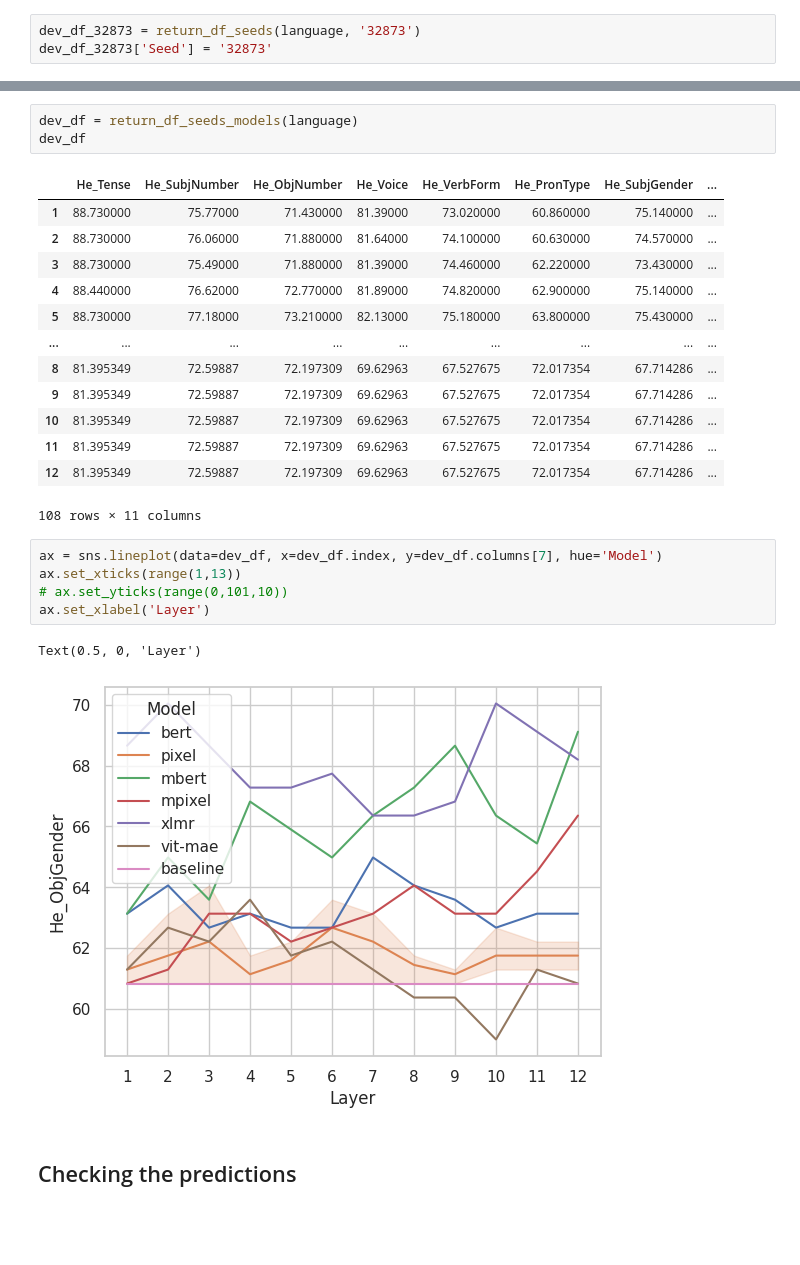
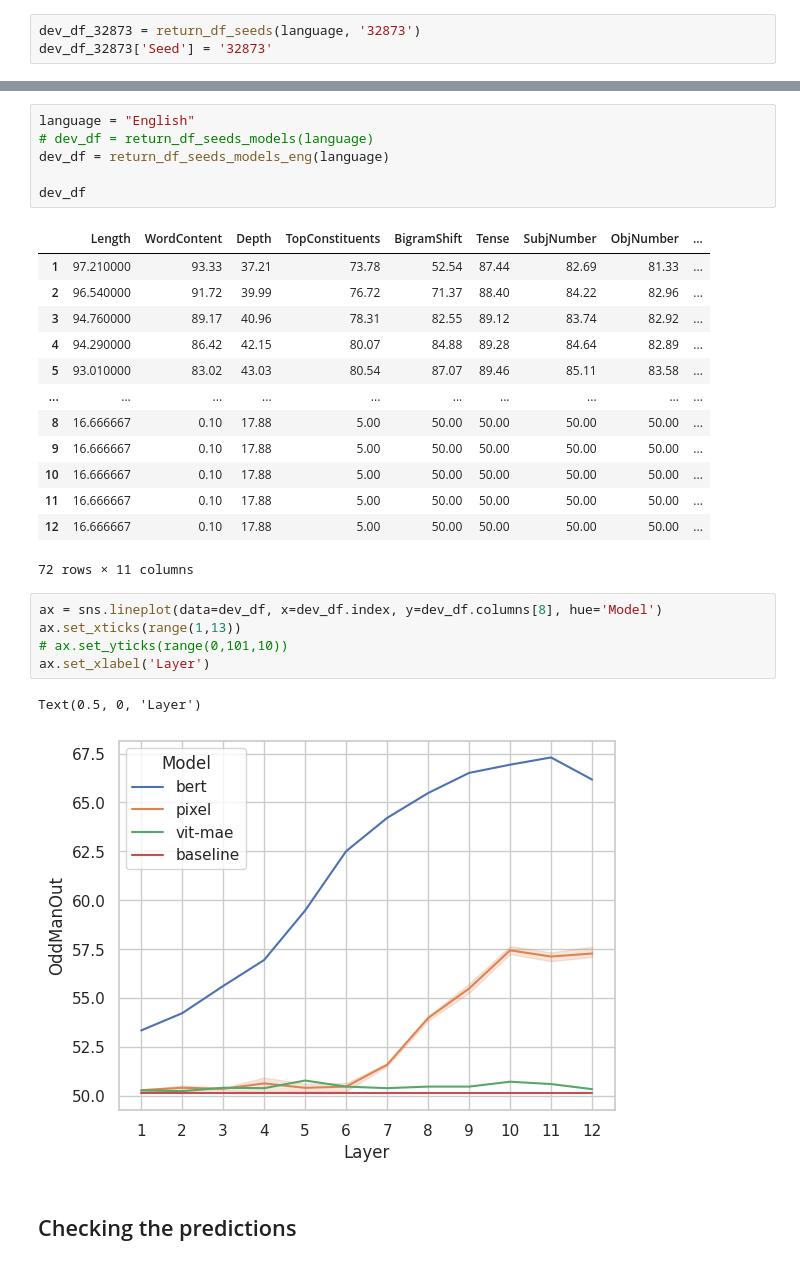
Before and after one commit to vgaraujov/SentEval, a Jupyter notebook: read_pickle.ipynb, the cells around one changed output, grey strips where cells are left out. Drawn from its saved outputs; the diff is of its cells as text; blank space fills up the shorter version.

```diff
--- a/read_pickle.ipynb
+++ b/read_pickle.ipynb
@@ -439,28 +653,31 @@ Text(0.5, 0, 'Layer')
 # %%
-dev_df = return_df_seeds_models(language)
+language = "English"
+# dev_df = return_df_seeds_models(language)
+dev_df = return_df_seeds_models_eng(language)
+
 dev_df
 # %% [output]
-|  | He_Tense | He_SubjNumber | He_ObjNumber | He_Voice | He_VerbForm | He_PronType | He_SubjGender | ... |
-| 1 | 88.730000 | 75.77000 | 71.430000 | 81.39000 | 73.020000 | 60.860000 | 75.140000 | ... |
-| 2 | 88.730000 | 76.06000 | 71.880000 | 81.64000 | 74.100000 | 60.630000 | 74.570000 | ... |
-| 3 | 88.730000 | 75.49000 | 71.880000 | 81.39000 | 74.460000 | 62.220000 | 73.430000 | ... |
-| 4 | 88.440000 | 76.62000 | 72.770000 | 81.89000 | 74.820000 | 62.900000 | 75.140000 | ... |
-| 5 | 88.730000 | 77.18000 | 73.210000 | 82.13000 | 75.180000 | 63.800000 | 75.430000 | ... |
-| ... | ... | ... | ... | ... | ... | ... | ... | ... |
-| 8 | 81.395349 | 72.59887 | 72.197309 | 69.62963 | 67.527675 | 72.017354 | 67.714286 | ... |
-| 9 | 81.395349 | 72.59887 | 72.197309 | 69.62963 | 67.527675 | 72.017354 | 67.714286 | ... |
-| 10 | 81.395349 | 72.59887 | 72.197309 | 69.62963 | 67.527675 | 72.017354 | 67.714286 | ... |
-| 11 | 81.395349 | 72.59887 | 72.197309 | 69.62963 | 67.527675 | 72.017354 | 67.714286 | ... |
-| 12 | 81.395349 | 72.59887 | 72.197309 | 69.62963 | 67.527675 | 72.017354 | 67.714286 | ... |
+|  | Length | WordContent | Depth | TopConstituents | BigramShift | Tense | SubjNumber | ObjNumber | ... |
+| 1 | 97.210000 | 93.33 | 37.21 | 73.78 | 52.54 | 87.44 | 82.69 | 81.33 | ... |
+| 2 | 96.540000 | 91.72 | 39.99 | 76.72 | 71.37 | 88.40 | 84.22 | 82.96 | ... |
+| 3 | 94.760000 | 89.17 | 40.96 | 78.31 | 82.55 | 89.12 | 83.74 | 82.92 | ... |
+| 4 | 94.290000 | 86.42 | 42.15 | 80.07 | 84.88 | 89.28 | 84.64 | 82.89 | ... |
+| 5 | 93.010000 | 83.02 | 43.03 | 80.54 | 87.07 | 89.46 | 85.11 | 83.58 | ... |
+| ... | ... | ... | ... | ... | ... | ... | ... | ... | ... |
+| 8 | 16.666667 | 0.10 | 17.88 | 5.00 | 50.00 | 50.00 | 50.00 | 50.00 | ... |
+| 9 | 16.666667 | 0.10 | 17.88 | 5.00 | 50.00 | 50.00 | 50.00 | 50.00 | ... |
+| 10 | 16.666667 | 0.10 | 17.88 | 5.00 | 50.00 | 50.00 | 50.00 | 50.00 | ... |
+| 11 | 16.666667 | 0.10 | 17.88 | 5.00 | 50.00 | 50.00 | 50.00 | 50.00 | ... |
+| 12 | 16.666667 | 0.10 | 17.88 | 5.00 | 50.00 | 50.00 | 50.00 | 50.00 | ... |
-108 rows × 11 columns
+72 rows × 11 columns
 # %%
-ax = sns.lineplot(data=dev_df, x=dev_df.index, y=dev_df.columns[7], hue='Model')
+ax = sns.lineplot(data=dev_df, x=dev_df.index, y=dev_df.columns[8], hue='Model')
 ax.set_xticks(range(1,13))
 # ax.set_yticks(range(0,101,10))
 ax.set_xlabel('Layer')
 # %% [output]
 Text(0.5, 0, 'Layer')
-[figure, old version]
+[figure, new version]
 # %% [markdown]
 ## Checking the predictions
 # %%
```
Also changed, not shown: parts of 6 cells of this notebook, 1 other file.
